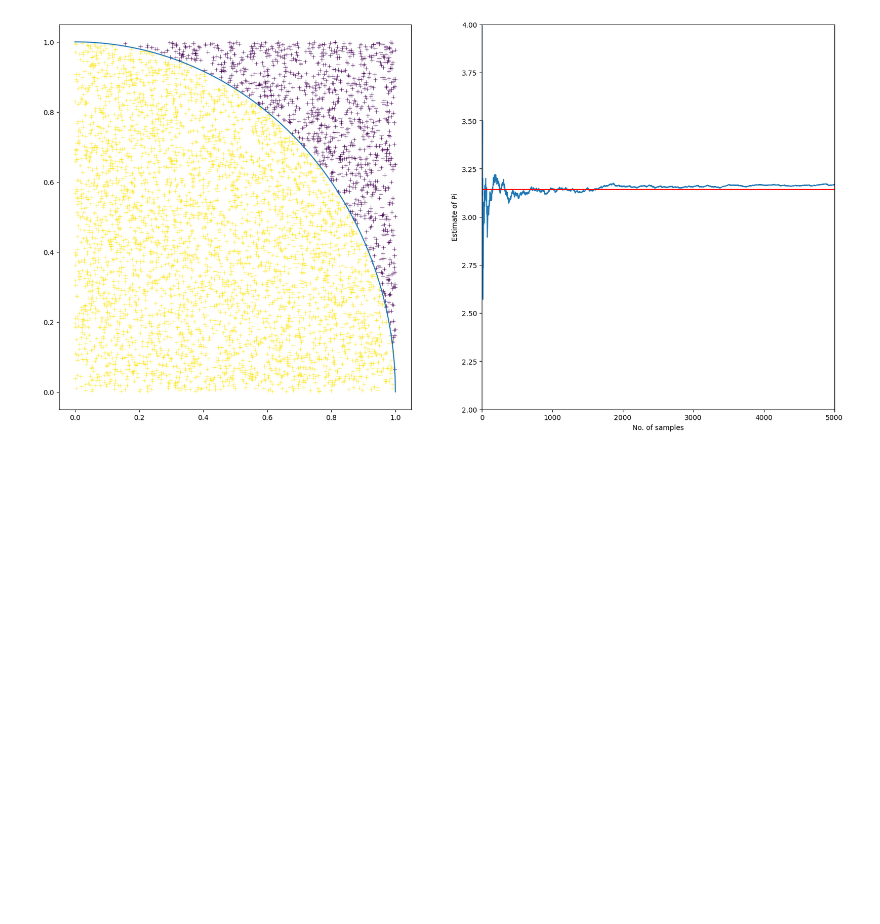
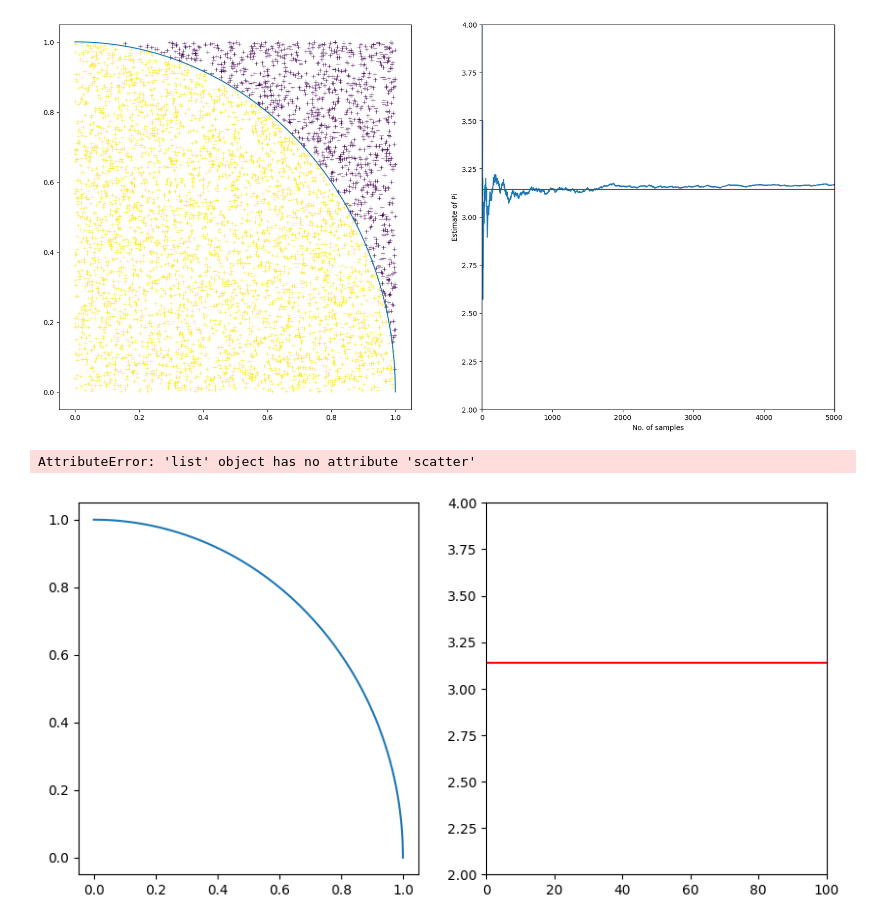
Before and after one commit to BorisDeletic/CompStatsForQuant, a Jupyter notebook: 3MCMC/MonteCarloPi.ipynb, the cells around one changed output. Drawn from its saved outputs; the diff is of its cells as text; code cells hidden in the pictures; blank space fills up the shorter version.

```diff
--- a/3MCMC/MonteCarloPi.ipynb
+++ b/3MCMC/MonteCarloPi.ipynb
@@ -90,3 +91,45 @@ ax2.set_ylabel("Estimate of Pi")
 plt.show()
 # %% [output]
 [figure]
+# %%
+ims = []
+
+n_samples = 100
+
+x = np.random.uniform(0,1,n_samples)
+y = np.random.uniform(0,1,n_samples)
+hit_list = np.where(x**2 + y**2 < 1, 1, 0)
+
+fig, (ax1, ax2) = plt.subplots(1,2)
+fig.set_figwidth(10) # probably a nicer way to do this
+fig.set_figheight(5) # probably a nicer way to do this
+
+# create circle
+x_circ = np.linspace(0,1,1000)
+y_circ = np.sqrt(1 - x_circ**2)
+ax1.plot(x_circ, y_circ)
+
+ax2.axhline(np.pi, c='r')
+ax2.set_ylim(2,4)
+ax2.set_xlim(0,n_samples)
+
+for i in range(n_samples):
+
+    im = ax1.scatter(x[:i],y[:i], c=hit_list[:i], marker='+', linewidths=0.5)
+
+    cum_samples = np.arange(1, i + 1)
+    cum_estimate = 4 * np.cumsum(hit_list[:i]) / cum_samples[:i]
+    ax2.plot(cum_samples, cum_estimate)
+
+  #  im = fig
+
+    ims.append([im])
+
+ani = animation.ArtistAnimation(fig, ims, interval=50, blit=True,
+                                repeat_delay=1000)
+
+writergif = animation.PillowWriter(fps=30)
+ani.save('filename.gif',writer=writergif)
+# %% [output]
+AttributeError: 'list' object has no attribute 'scatter'
+[figure, added]
```
Also changed, not shown: parts of 2 cells of this notebook, 3 other files.
